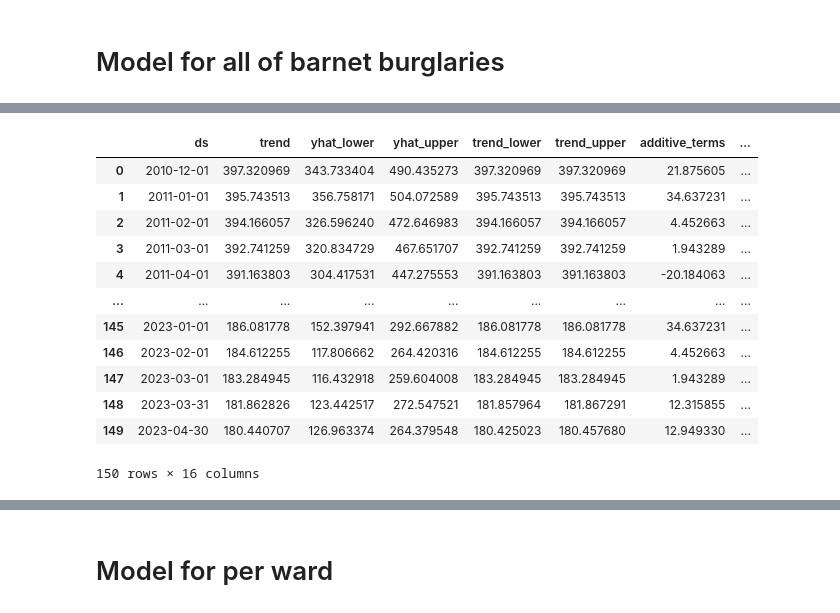
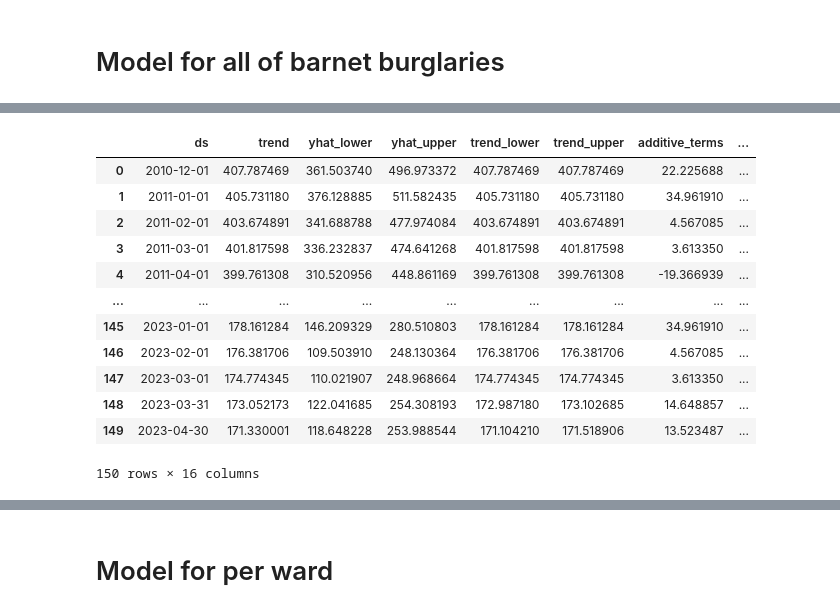
Before and after one commit to Shapkofil/dc20-g22, a Jupyter notebook: notebooks/Prophet.ipynb, the cells around one changed output, grey strips where cells are left out. Saved outputs shown, nothing was run; the diff lists cells and outputs as text; code cells hidden in the pictures.

```diff
--- a/notebooks/Prophet.ipynb
+++ b/notebooks/Prophet.ipynb
@@ -181,0 +176,8 @@ model2 = m2.fit(wd2)
+# %%
+m1 = Prophet(interval_width=0.95, seasonality_mode='additive',yearly_seasonality=True, weekly_seasonality=False, daily_seasonality=False, changepoint_prior_scale=0.2)
+m2 = Prophet(interval_width=0.95, seasonality_mode='additive',yearly_seasonality=True, weekly_seasonality=False, daily_seasonality=False, changepoint_prior_scale=0.05)
+m3 = Prophet(interval_width=0.95, seasonality_mode='additive',yearly_seasonality=True, weekly_seasonality=False, daily_seasonality=False, changepoint_prior_scale=0.1)
+
+model1 = m1.fit(wd2)
+model2 = m2.fit(wd2)
+model3 = m3.fit(wd2)
@@ -182,23 +191,42 @@ model2 = m2.fit(wd2)
 # %%
 # Make predictions for each ward
-future = m2.make_future_dataframe(periods=2, freq='M')
-forecast = m2.predict(future)
+future1 = m1.make_future_dataframe(periods=2, freq='M')
+future2 = m2.make_future_dataframe(periods=2, freq='M')
+future3 = m3.make_future_dataframe(periods=2, freq='M')
+forecast1 = m1.predict(future1)
+forecast2 = m2.predict(future2)
+forecast3 = m3.predict(future3)
+forecast1.set_index('ds', inplace=True)
+forecast2.set_index('ds', inplace=True)
+forecast3.set_index('ds', inplace=True)
+
+# Combine the forecasts using simple averaging
+# ensemble_forecast = (forecast1['yhat'] + forecast2['yhat'] + forecast3['yhat']) / 3.0
+
+# Concatenate the three dataframes into a single dataframe
+merged_df = pd.concat([forecast1, forecast2, forecast3])
+
+# Calculate the average row-wise
+averaged_df = merged_df.groupby(merged_df.index).mean().reset_index()
+
 # ward_forecast = forecast[['ds'] + [col for col in forecast.columns if col.startswith('yhat')]]
-ward_forecast = forecast[[col for col in forecast.columns]]
+# ward_forecast = forecast[[col for col in forecast.columns]]
 
-ward_forecast
+# ward_forecast
+# ensemble_forecast
+averaged_df
 # %% [output]
 |  | ds | trend | yhat_lower | yhat_upper | trend_lower | trend_upper | additive_terms | ... |
-| 0 | 2010-12-01 | 397.320969 | 343.733404 | 490.435273 | 397.320969 | 397.320969 | 21.875605 | ... |
-| 1 | 2011-01-01 | 395.743513 | 356.758171 | 504.072589 | 395.743513 | 395.743513 | 34.637231 | ... |
-| 2 | 2011-02-01 | 394.166057 | 326.596240 | 472.646983 | 394.166057 | 394.166057 | 4.452663 | ... |
-| 3 | 2011-03-01 | 392.741259 | 320.834729 | 467.651707 | 392.741259 | 392.741259 | 1.943289 | ... |
-| 4 | 2011-04-01 | 391.163803 | 304.417531 | 447.275553 | 391.163803 | 391.163803 | -20.184063 | ... |
+| 0 | 2010-12-01 | 407.787469 | 361.503740 | 496.973372 | 407.787469 | 407.787469 | 22.225688 | ... |
+| 1 | 2011-01-01 | 405.731180 | 376.128885 | 511.582435 | 405.731180 | 405.731180 | 34.961910 | ... |
+| 2 | 2011-02-01 | 403.674891 | 341.688788 | 477.974084 | 403.674891 | 403.674891 | 4.567085 | ... |
+| 3 | 2011-03-01 | 401.817598 | 336.232837 | 474.641268 | 401.817598 | 401.817598 | 3.613350 | ... |
+| 4 | 2011-04-01 | 399.761308 | 310.520956 | 448.861169 | 399.761308 | 399.761308 | -19.366939 | ... |
 | ... | ... | ... | ... | ... | ... | ... | ... | ... |
-| 145 | 2023-01-01 | 186.081778 | 152.397941 | 292.667882 | 186.081778 | 186.081778 | 34.637231 | ... |
-| 146 | 2023-02-01 | 184.612255 | 117.806662 | 264.420316 | 184.612255 | 184.612255 | 4.452663 | ... |
-| 147 | 2023-03-01 | 183.284945 | 116.432918 | 259.604008 | 183.284945 | 183.284945 | 1.943289 | ... |
-| 148 | 2023-03-31 | 181.862826 | 123.442517 | 272.547521 | 181.857964 | 181.867291 | 12.315855 | ... |
-| 149 | 2023-04-30 | 180.440707 | 126.963374 | 264.379548 | 180.425023 | 180.457680 | 12.949330 | ... |
+| 145 | 2023-01-01 | 178.161284 | 146.209329 | 280.510803 | 178.161284 | 178.161284 | 34.961910 | ... |
+| 146 | 2023-02-01 | 176.381706 | 109.503910 | 248.130364 | 176.381706 | 176.381706 | 4.567085 | ... |
+| 147 | 2023-03-01 | 174.774345 | 110.021907 | 248.968664 | 174.774345 | 174.774345 | 3.613350 | ... |
+| 148 | 2023-03-31 | 173.052173 | 122.041685 | 254.308193 | 172.987180 | 173.102685 | 14.648857 | ... |
+| 149 | 2023-04-30 | 171.330001 | 118.648228 | 253.988544 | 171.104210 | 171.518906 | 13.523487 | ... |
 150 rows × 16 columns
 # %%
```
Also changed, not shown: parts of 18 cells of this notebook.
